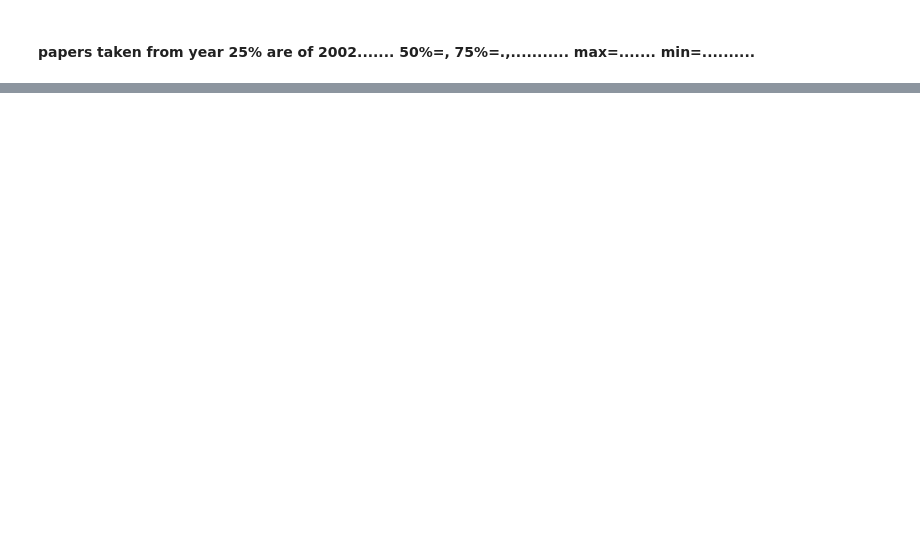
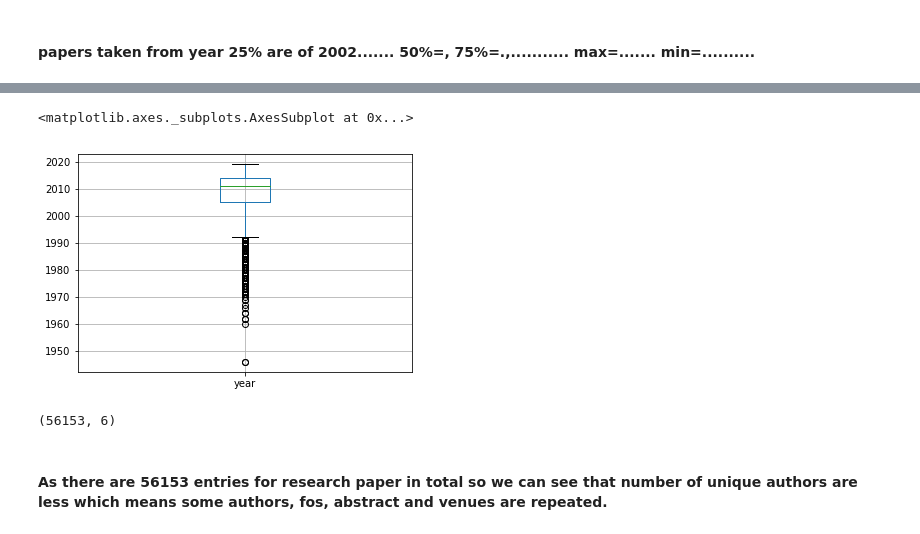
Before and after one commit to jasimahmedkhan/Venue-Classification-Scholarly-data, a Jupyter notebook: Data Science Lab.ipynb, the cells around one changed output, grey strips where cells are left out. Cells and saved outputs as stored; diff of their text form; code cells hidden in the pictures; blank space fills up the shorter version.

```diff
--- a/Data Science Lab.ipynb
+++ b/Data Science Lab.ipynb
@@ -186,0 +171,11 @@ Jan Hreno
+# %%
+data.boxplot()
+# %% [output]
+<matplotlib.axes._subplots.AxesSubplot at 0x...>
+[figure, added]
+# %%
+data.shape
+# %% [output]
+(56153, 6)
+# %% [markdown]
+####  As there are 56153 entries for research paper in total so we can see that number of unique authors are less which means some authors, fos, abstract and venues are repeated.
```
Also changed, not shown: parts of 79 cells of this notebook.
